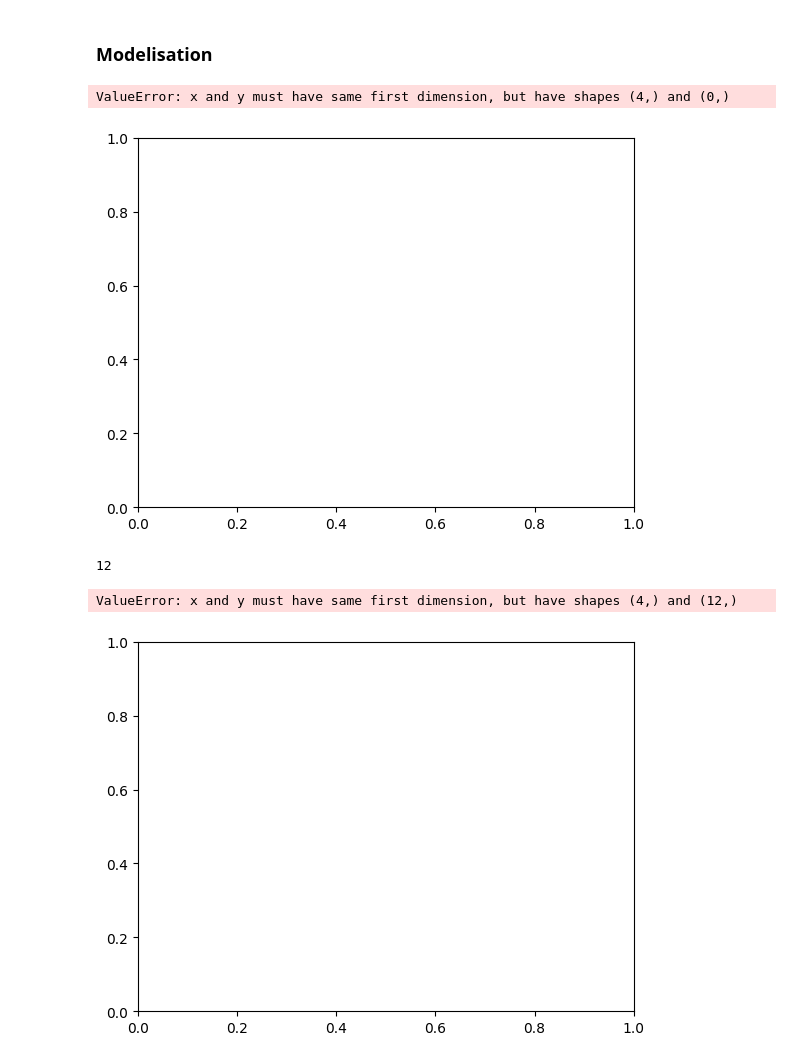
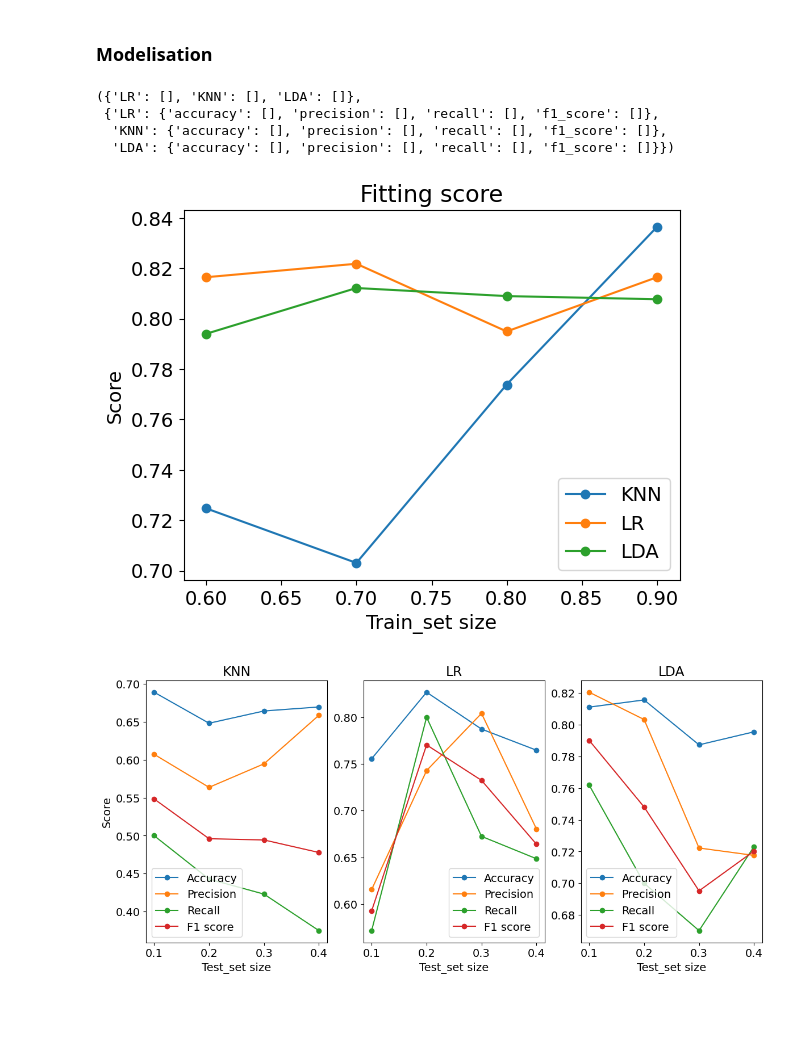
Before and after one commit to AdvancedGroupBootcamp/ai_marie_alex_moussa, a Jupyter notebook: MiniProject 3(Sample_Performance).ipynb, the cells around one changed output. Cells and saved outputs as stored; diff of their text form; code cells hidden in the pictures; blank space fills up the shorter version.

```diff
--- a/MiniProject 3(Sample_Performance).ipynb
+++ b/MiniProject 3(Sample_Performance).ipynb
@@ -169,6 +169,13 @@ grid=dict()
 grid['solver']=['svd', 'lsqr', 'eigen']
 
 grid_LDA=GridSearchCV(LDA, grid, scoring='accuracy', cv=10, n_jobs=-1 )
+# %%
+initiate_dict(models)
+# %% [output]
+({'LR': [], 'KNN': [], 'LDA': []},
+ {'LR': {'accuracy': [], 'precision': [], 'recall': [], 'f1_score': []},
+  'KNN': {'accuracy': [], 'precision': [], 'recall': [], 'f1_score': []},
+  'LDA': {'accuracy': [], 'precision': [], 'recall': [], 'f1_score': []}})
 # %%
 from sklearn import metrics
 import warnings
@@ -193,13 +200,21 @@ def initiate_dict(models):
 def sample_impact(models,X,y,test_size_range):
 
 
-    train_scores,test_scores=initiate_dict(models)
+    train_scores={}
+    test_scores={}
+
+
 
     for name,model in zip(models.keys(),models.values()):
 
         #train_scores,test_scores=initiate_dict(models)
 
+        train_scores[name]=[]
+
+        check={"accuracy":[],"precision":[],"recall":[],"f1_score":[]}
+
         for test_size in test_size_range:
+            test_scores[name]=check
 
             X_temp_train,X_temp_test,y_temp_train,y_temp_test=train_test_split(X,y,test_size=test_size)
 
@@ -213,49 +228,69 @@ def sample_impact(models,X,y,test_size_range):
             #Testing score
             #Accuracy
             acc=metrics.accuracy_score(y_pred=y_predicted,y_true=y_temp_test)
-            test_scores[name]["accuracy"].append(acc)
+            check["accuracy"].append(acc)
 
             #Presicion
             precision=metrics.precision_score(y_pred=y_predicted,y_true=y_temp_test)
-            test_scores[name]["precision"].append(precision)
+            check["precision"].append(precision)
 
 
             #Recall
             recall=metrics.recall_score(y_pred=y_predicted,y_true=y_temp_test)
-            test_scores[name]["recall"].append(recall)
+            check["recall"].append(recall)
 
             #F1-Score
             f1_score_test=metrics.f1_score(y_pred=y_predicted,y_true=y_temp_test)
-            test_scores[name]["f1_score"].append(f1_score_test)
+            check["f1_score"].append(f1_score_test)
+
+        test_scores[name]=check
 
     return train_scores,test_scores
 # %%
 train_scores,test_scores=sample_impact(models,X,y,test_size_range=[0.1,0.2,0.3,0.4])
 # %%
-plt.plot(1-np.array([0.1,0.2,0.3,0.4]),train_scores["KNN"],label="KNN")
-plt.plot(1-np.array([0.1,0.2,0.3,0.4]),train_scores["LR"],label="LR")
-plt.plot(1-np.array([0.1,0.2,0.3,0.4]),train_scores["LDA"],label="LDA")
+plt.plot(1-np.array([0.1,0.2,0.3,0.4]),train_scores["KNN"],marker='o',label="KNN")
+plt.plot(1-np.array([0.1,0.2,0.3,0.4]),train_scores["LR"],marker='o',label="LR")
+plt.plot(1-np.array([0.1,0.2,0.3,0.4]),train_scores["LDA"],marker='o',label="LDA")
+plt.title("Fitting score")
+plt.xlabel("Train_set size")
+plt.ylabel("Score")
 plt.legend()
 plt.show()
 # %% [output]
-ValueError: x and y must have same first dimension, but have shapes (4,) and (0,)
-[figure, old version]
+[figure, new version]
-# %%
-len(test_scores["KNN"]["accuracy"])
-# %% [output]
-12
 # %%
-plt.plot(np.array([0.1,0.2,0.3,0.4]),test_scores["KNN"]["accuracy"],label="Accuracy")
-plt.plot(np.array([0.1,0.2,0.3,0.4]),test_scores["KNN"]["precsion"],label="Precision")
-plt.plot(np.array([0.1,0.2,0.3,0.4]),test_scores["KNN"]["recall"],label="Recall")
-plt.plot(np.array([0.1,0.2,0.3,0.4]),test_scores["KNN"]["f1_score"],label="F1 score")
+plt.rcParams.update({'font.size':14})
+fig,axes=plt.subplots(nrows=1,ncols=3,figsize=(14,6))
 
-plt.legend()
+axes[0].plot(np.array([0.1,0.2,0.3,0.4]),test_scores["KNN"]["accuracy"],marker='o',label="Accuracy")
+axes[0].plot(np.array([0.1,0.2,0.3,0.4]),test_scores["KNN"]["precision"],marker='o',label="Precision")
+axes[0].plot(np.array([0.1,0.2,0.3,0.4]),test_scores["KNN"]["recall"],marker='o',label="Recall")
+axes[0].plot(np.array([0.1,0.2,0.3,0.4]),test_scores["KNN"]["f1_score"],marker='o',label="F1 score")
+axes[0].legend()
+axes[0].set_xlabel("Test_set size")
+axes[0].set_ylabel("Score")
+axes[0].set_title("KNN")
+
+axes[1].plot(np.array([0.1,0.2,0.3,0.4]),test_scores["LR"]["accuracy"],marker='o',label="Accuracy")
+axes[1].plot(np.array([0.1,0.2,0.3,0.4]),test_scores["LR"]["precision"],marker='o',label="Precision")
+axes[1].plot(np.array([0.1,0.2,0.3,0.4]),test_scores["LR"]["recall"],marker='o',label="Recall")
+axes[1].plot(np.array([0.1,0.2,0.3,0.4]),test_scores["LR"]["f1_score"],marker='o',label="F1 score")
+axes[1].legend()
+axes[1].set_xlabel("Test_set size")
+axes[1].set_title("LR")
+
+axes[2].plot(np.array([0.1,0.2,0.3,0.4]),test_scores["LDA"]["accuracy"],marker='o',label="Accuracy")
+axes[2].plot(np.array([0.1,0.2,0.3,0.4]),test_scores["LDA"]["precision"],marker='o',label="Precision")
+axes[2].plot(np.array([0.1,0.2,0.3,0.4]),test_scores["LDA"]["recall"],marker='o',label="Recall")
+axes[2].plot(np.array([0.1,0.2,0.3,0.4]),test_scores["LDA"]["f1_score"],marker='o',label="F1 score")
+axes[2].legend()
+axes[2].set_xlabel("Test_set size")
+axes[2].set_title("LDA")
 
 plt.show()
 # %% [output]
-ValueError: x and y must have same first dimension, but have shapes (4,) and (12,)
-[figure, old version]
+[figure, new version]
 # %%
 from sklearn.feature_selection import chi2,SelectKBest,RFE,f_classif
 
```
Also changed, not shown: parts of 1 cell of this notebook.
